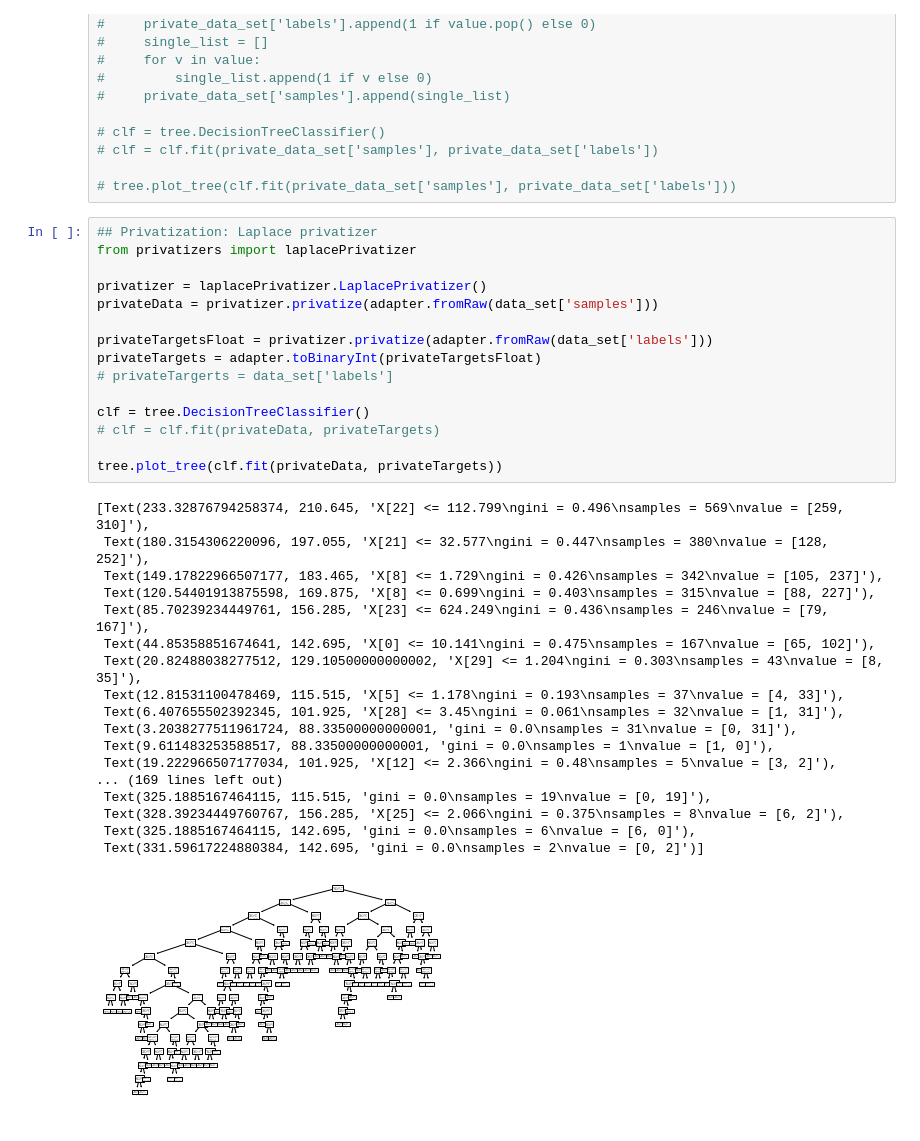
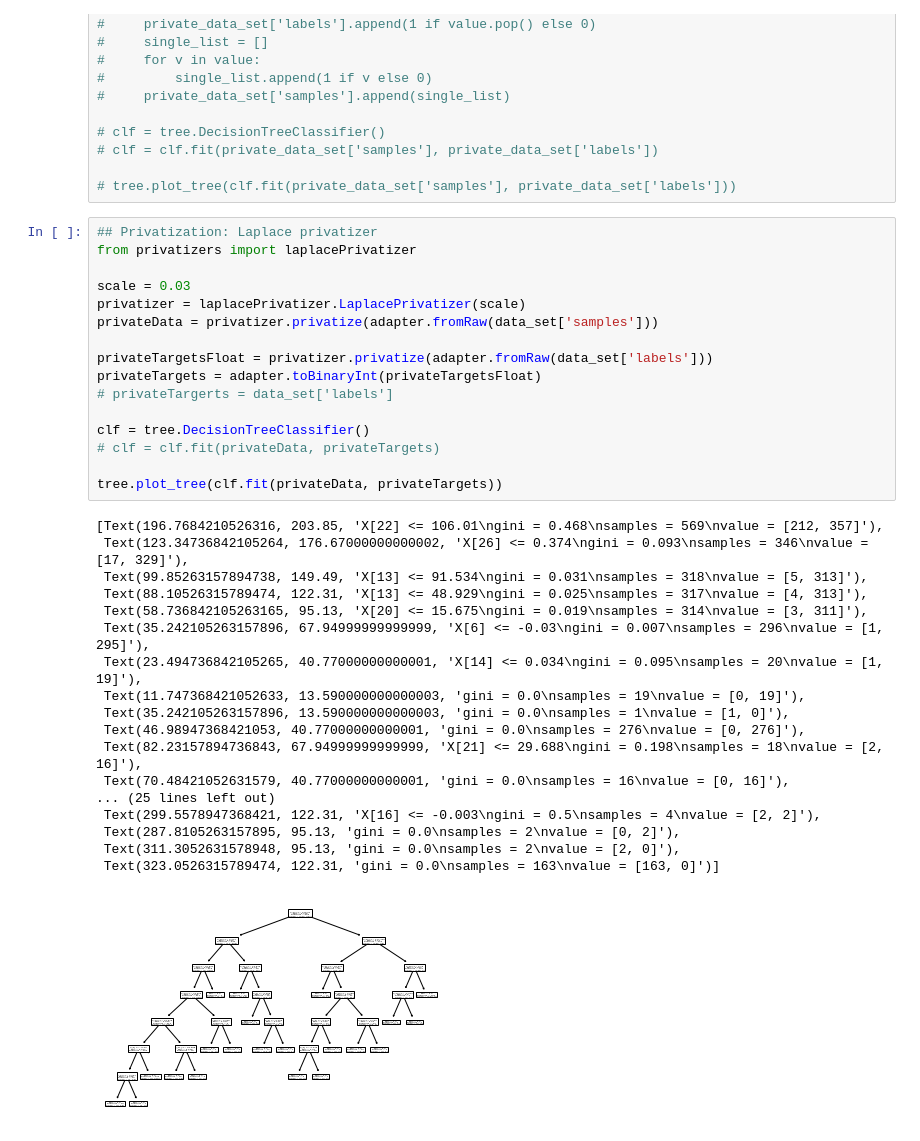
Before and after one commit to dhasuda/tg-differential-privacy, a Jupyter notebook: code/src/code/Decision tree.ipynb, the cells around one changed output. Drawn from its saved outputs; the diff is of its cells as text.

Commit message:
Balancing laplace scale to decision tree notebook

```diff
--- a/code/src/code/Decision tree.ipynb
+++ b/code/src/code/Decision tree.ipynb
@@ -80,34 +81,35 @@ tree.plot_tree(clf.fit(data_set['samples'], data_set['labels']))
 # %%
 ## Privatization: Laplace privatizer
 from privatizers import laplacePrivatizer
 
-privatizer = laplacePrivatizer.LaplacePrivatizer()
+scale = 0.03
+privatizer = laplacePrivatizer.LaplacePrivatizer(scale)
 privateData = privatizer.privatize(adapter.fromRaw(data_set['samples']))
 
 privateTargetsFloat = privatizer.privatize(adapter.fromRaw(data_set['labels']))
 privateTargets = adapter.toBinaryInt(privateTargetsFloat)
 # privateTargerts = data_set['labels']
 
 clf = tree.DecisionTreeClassifier()
 # clf = clf.fit(privateData, privateTargets)
 
 tree.plot_tree(clf.fit(privateData, privateTargets))
 # %% [output]
-[Text(233.32876794258374, 210.645, 'X[22] <= 112.799\ngini = 0.496\nsamples = 569\nvalue = [259, 310]'),
- Text(180.3154306220096, 197.055, 'X[21] <= 32.577\ngini = 0.447\nsamples = 380\nvalue = [128, 252]'),
- Text(149.17822966507177, 183.465, 'X[8] <= 1.729\ngini = 0.426\nsamples = 342\nvalue = [105, 237]'),
- Text(120.54401913875598, 169.875, 'X[8] <= 0.699\ngini = 0.403\nsamples = 315\nvalue = [88, 227]'),
- Text(85.70239234449761, 156.285, 'X[23] <= 624.249\ngini = 0.436\nsamples = 246\nvalue = [79, 167]'),
- Text(44.85358851674641, 142.695, 'X[0] <= 10.141\ngini = 0.475\nsamples = 167\nvalue = [65, 102]'),
- Text(20.82488038277512, 129.10500000000002, 'X[29] <= 1.204\ngini = 0.303\nsamples = 43\nvalue = [8, 35]'),
- Text(12.81531100478469, 115.515, 'X[5] <= 1.178\ngini = 0.193\nsamples = 37\nvalue = [4, 33]'),
- Text(6.407655502392345, 101.925, 'X[28] <= 3.45\ngini = 0.061\nsamples = 32\nvalue = [1, 31]'),
- Text(3.2038277511961724, 88.33500000000001, 'gini = 0.0\nsamples = 31\nvalue = [0, 31]'),
- Text(9.611483253588517, 88.33500000000001, 'gini = 0.0\nsamples = 1\nvalue = [1, 0]'),
- Text(19.222966507177034, 101.925, 'X[12] <= 2.366\ngini = 0.48\nsamples = 5\nvalue = [3, 2]'),
-... (169 lines left out)
- Text(325.1885167464115, 115.515, 'gini = 0.0\nsamples = 19\nvalue = [0, 19]'),
- Text(328.39234449760767, 156.285, 'X[25] <= 2.066\ngini = 0.375\nsamples = 8\nvalue = [6, 2]'),
- Text(325.1885167464115, 142.695, 'gini = 0.0\nsamples = 6\nvalue = [6, 0]'),
- Text(331.59617224880384, 142.695, 'gini = 0.0\nsamples = 2\nvalue = [0, 2]')]
+[Text(196.7684210526316, 203.85, 'X[22] <= 106.01\ngini = 0.468\nsamples = 569\nvalue = [212, 357]'),
+ Text(123.34736842105264, 176.67000000000002, 'X[26] <= 0.374\ngini = 0.093\nsamples = 346\nvalue = [17, 329]'),
+ Text(99.85263157894738, 149.49, 'X[13] <= 91.534\ngini = 0.031\nsamples = 318\nvalue = [5, 313]'),
+ Text(88.10526315789474, 122.31, 'X[13] <= 48.929\ngini = 0.025\nsamples = 317\nvalue = [4, 313]'),
+ Text(58.736842105263165, 95.13, 'X[20] <= 15.675\ngini = 0.019\nsamples = 314\nvalue = [3, 311]'),
+ Text(35.242105263157896, 67.94999999999999, 'X[6] <= -0.03\ngini = 0.007\nsamples = 296\nvalue = [1, 295]'),
+ Text(23.494736842105265, 40.77000000000001, 'X[14] <= 0.034\ngini = 0.095\nsamples = 20\nvalue = [1, 19]'),
+ Text(11.747368421052633, 13.590000000000003, 'gini = 0.0\nsamples = 19\nvalue = [0, 19]'),
+ Text(35.242105263157896, 13.590000000000003, 'gini = 0.0\nsamples = 1\nvalue = [1, 0]'),
+ Text(46.98947368421053, 40.77000000000001, 'gini = 0.0\nsamples = 276\nvalue = [0, 276]'),
+ Text(82.23157894736843, 67.94999999999999, 'X[21] <= 29.688\ngini = 0.198\nsamples = 18\nvalue = [2, 16]'),
+ Text(70.48421052631579, 40.77000000000001, 'gini = 0.0\nsamples = 16\nvalue = [0, 16]'),
+... (25 lines left out)
+ Text(299.5578947368421, 122.31, 'X[16] <= -0.003\ngini = 0.5\nsamples = 4\nvalue = [2, 2]'),
+ Text(287.8105263157895, 95.13, 'gini = 0.0\nsamples = 2\nvalue = [0, 2]'),
+ Text(311.3052631578948, 95.13, 'gini = 0.0\nsamples = 2\nvalue = [2, 0]'),
+ Text(323.0526315789474, 122.31, 'gini = 0.0\nsamples = 163\nvalue = [163, 0]')]
-[figure, old version]
+[figure, new version]
```
Also changed, not shown: parts of 1 cell of this notebook.
